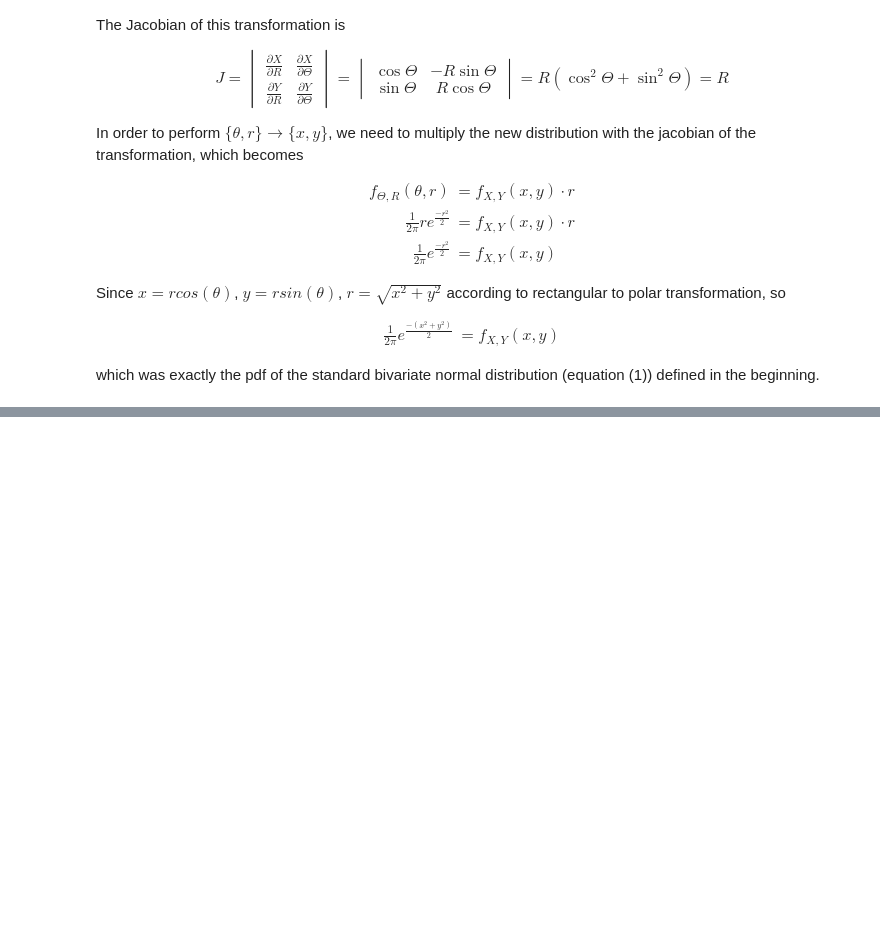
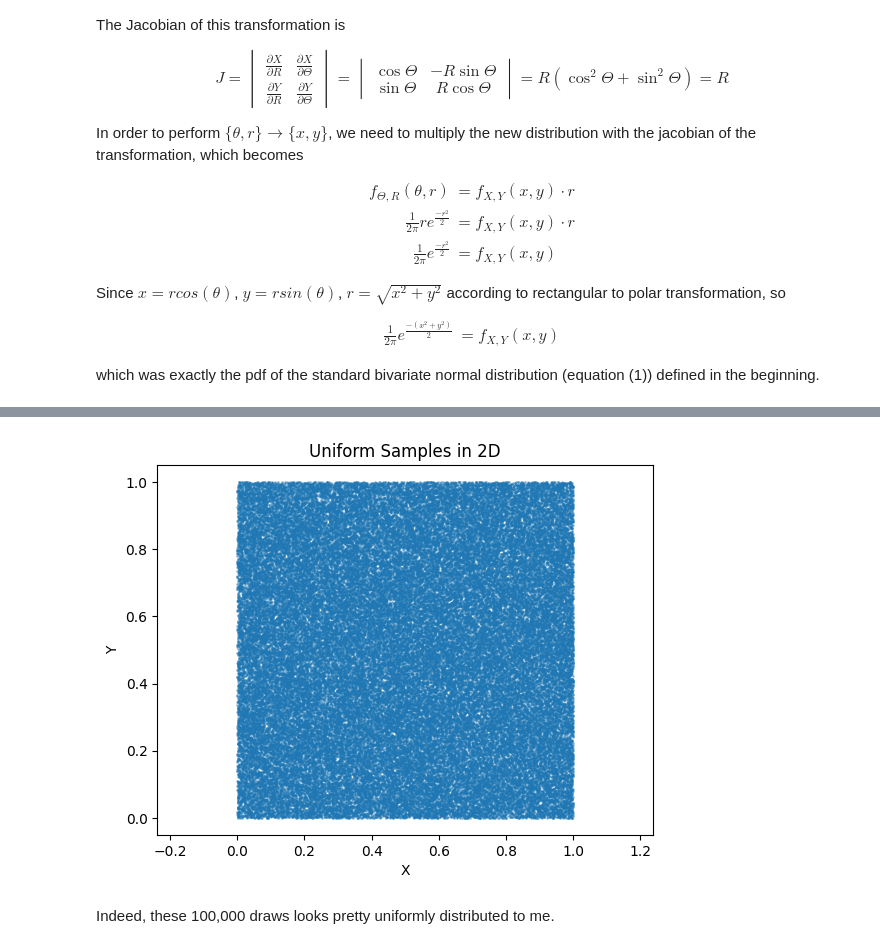
Before and after one commit to yankunm/DeepLearning, a Jupyter notebook: HW1/p3.ipynb, the cells around one changed output, grey strips where cells are left out. Drawn from its saved outputs; the diff is of its cells as text; code cells hidden in the pictures; blank space fills up the shorter version.

```diff
--- a/HW1/p3.ipynb
+++ b/HW1/p3.ipynb
@@ -186,0 +207,13 @@ which was exactly the pdf of the standard bivariate normal distribution (equatio
+# %%
+# 2D scatter plot (joint distribution)
+plt.figure()
+plt.scatter(U1, U2, s=1, alpha=0.4)
+plt.xlabel("X")
+plt.ylabel("Y")
+plt.title("Uniform Samples in 2D")
+plt.axis("equal")
+plt.show()
+# %% [output]
+[figure, added]
+# %% [markdown]
+Indeed, these 100,000 draws looks pretty uniformly distributed to me.
```
Also changed, not shown: parts of 7 cells of this notebook, 5 other files.
